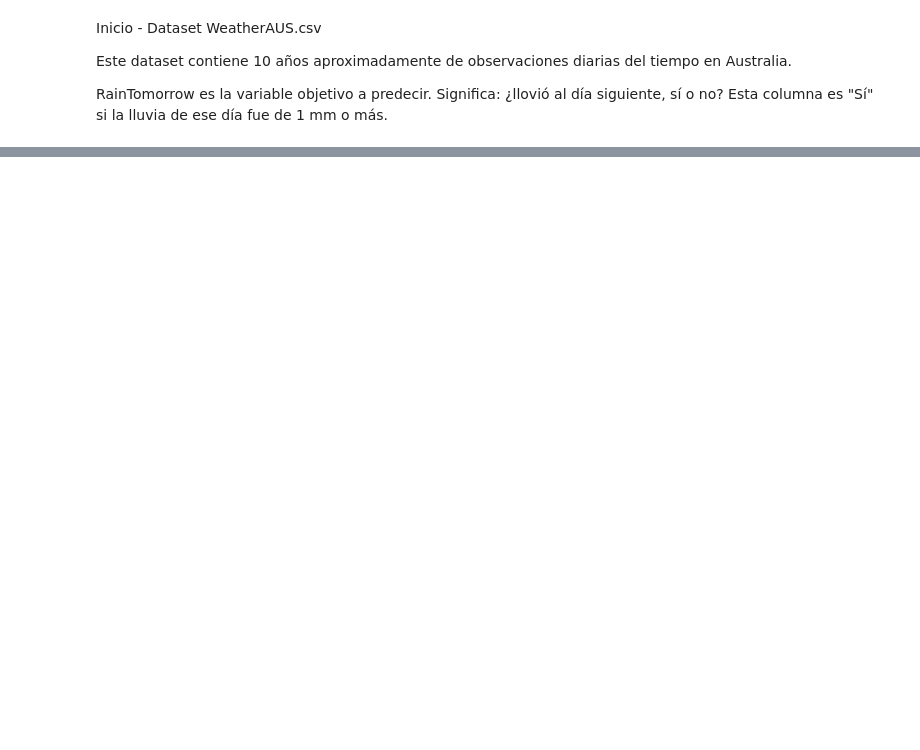
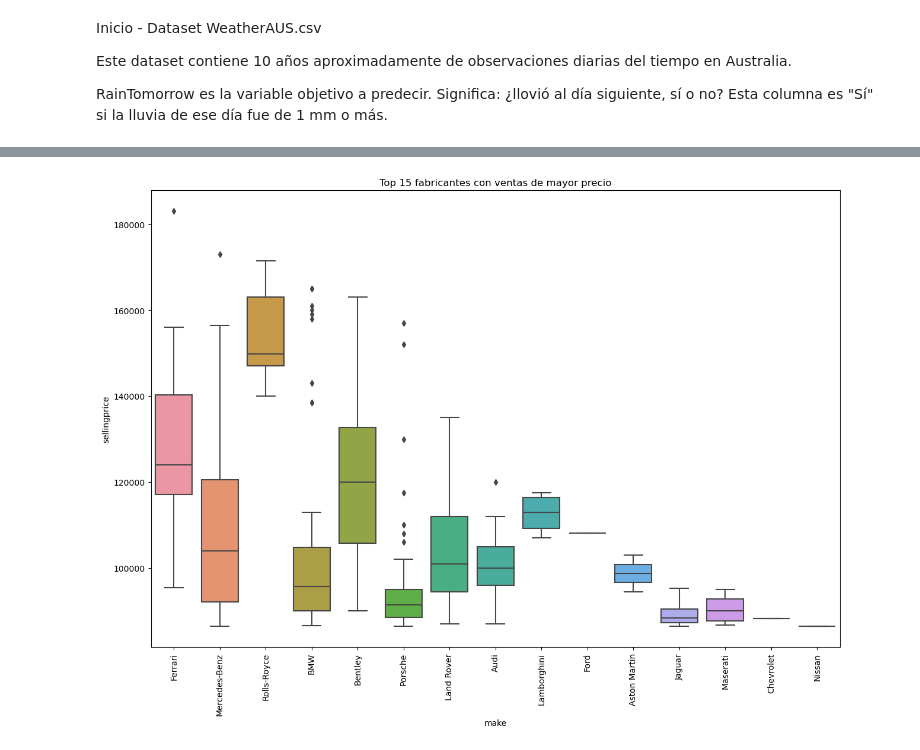
Before and after one commit to maxidom99/DataScience-CoderHouse, a Jupyter notebook: project.ipynb, the cells around one changed output, grey strips where cells are left out. Cells and saved outputs as stored; diff of their text form; code cells hidden in the pictures; blank space fills up the shorter version.

```diff
--- a/project.ipynb
+++ b/project.ipynb
@@ -23,0 +92,12 @@ df.describe()
+# %%
+order_sellingprice = df.sort_values(by='sellingprice', ascending=False)
+df_top_sellingprice = order_sellingprice[['make', 'sellingprice']].head(320)
+# %%
+# Boxplot del top 15 precio de venta por marca
+plt.figure(figsize=(15, 10))
+sns.boxplot(x='make', y='sellingprice', data=df_top_sellingprice)
+plt.xticks(rotation=90)
+plt.title('Top 15 fabricantes con ventas de mayor precio')
+plt.show()
+# %% [output]
+[figure, added]
```
Also changed, not shown: parts of 15 cells of this notebook, 1 other file.
